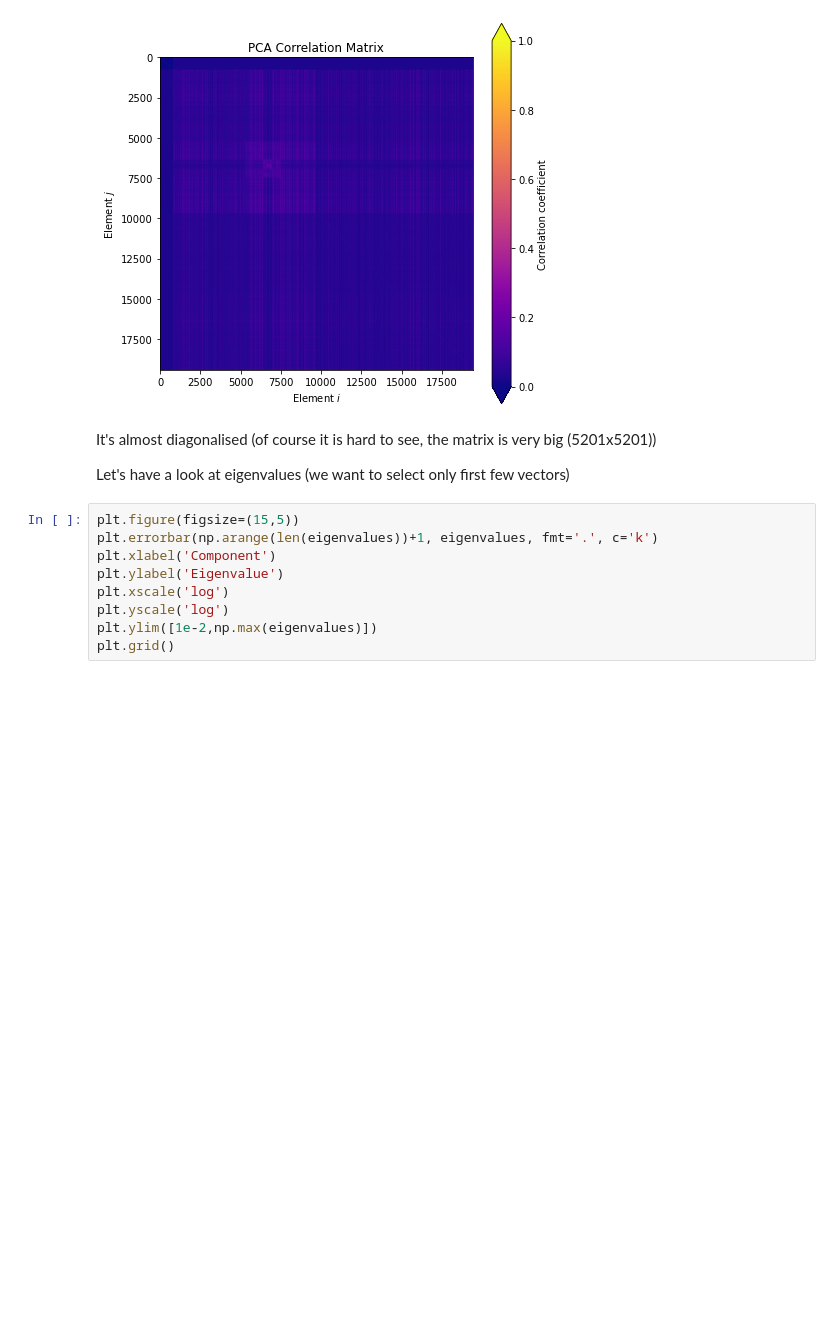
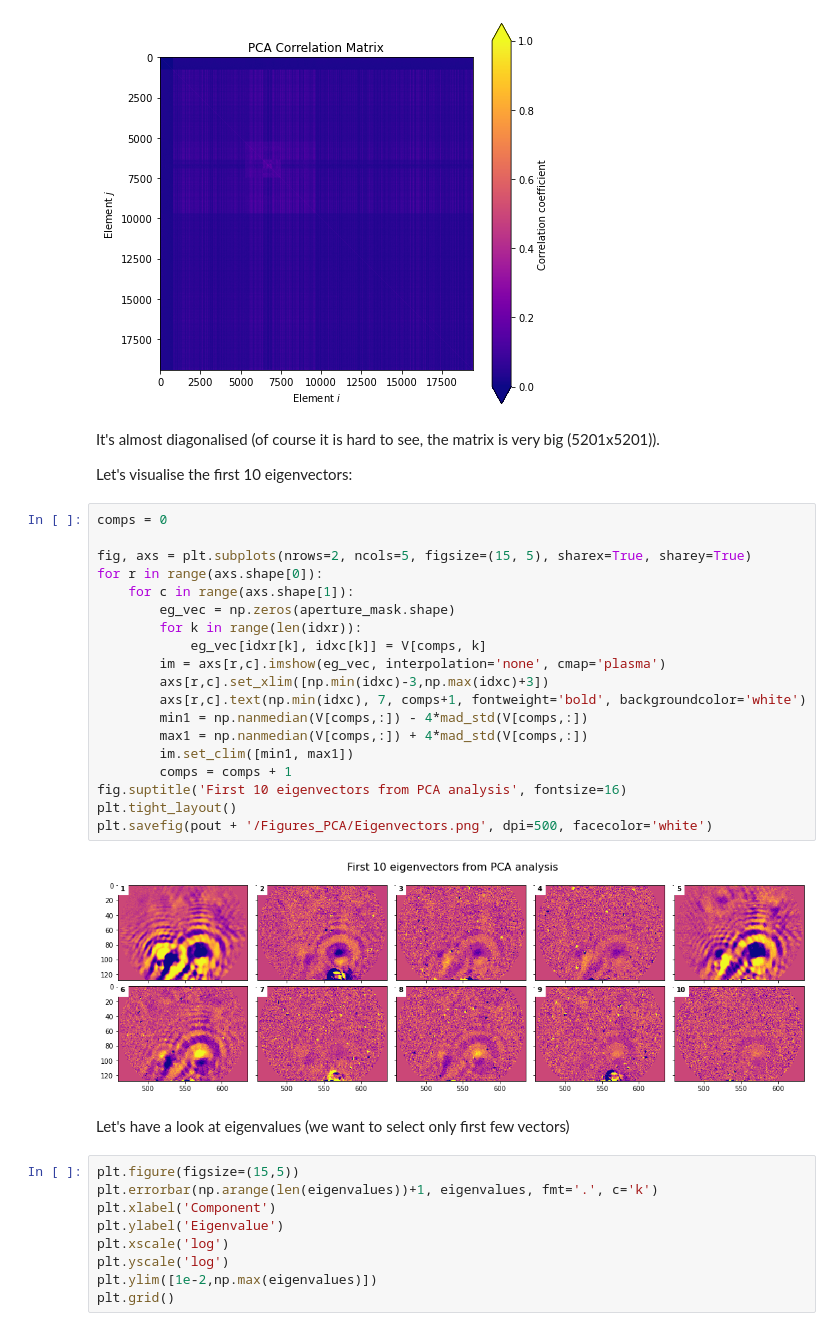
Before and after one commit to Jayshil/hat-p-14, a Jupyter notebook: NRCSW/p4.ipynb, the cells around one changed output. Cells and saved outputs as stored; diff of their text form; blank space fills up the shorter version.

Commit message:
plotting eigenvectors

```diff
--- a/NRCSW/p4.ipynb
+++ b/NRCSW/p4.ipynb
@@ -214,9 +214,32 @@ plt.ylabel('Element $j$')
 Text(0, 0.5, 'Element $j$')
 [figure]
 # %% [markdown]
-It's almost diagonalised (of course it is hard to see, the matrix is very big (5201x5201))
+It's almost diagonalised (of course it is hard to see, the matrix is very big (5201x5201)).
 
-Let's have a look at eigenvalues (we want to select only first few vectors)
+Let's visualise the first 10 eigenvectors:
+# %%
+comps = 0
+
+fig, axs = plt.subplots(nrows=2, ncols=5, figsize=(15, 5), sharex=True, sharey=True)
+for r in range(axs.shape[0]):
+    for c in range(axs.shape[1]):
+        eg_vec = np.zeros(aperture_mask.shape)
+        for k in range(len(idxr)):
+            eg_vec[idxr[k], idxc[k]] = V[comps, k]
+        im = axs[r,c].imshow(eg_vec, interpolation='none', cmap='plasma')
+        axs[r,c].set_xlim([np.min(idxc)-3,np.max(idxc)+3])
+        axs[r,c].text(np.min(idxc), 7, comps+1, fontweight='bold', backgroundcolor='white')
+        min1 = np.nanmedian(V[comps,:]) - 4*mad_std(V[comps,:])
+        max1 = np.nanmedian(V[comps,:]) + 4*mad_std(V[comps,:])
+        im.set_clim([min1, max1])
+        comps = comps + 1
+fig.suptitle('First 10 eigenvectors from PCA analysis', fontsize=16)
+plt.tight_layout()
+plt.savefig(pout + '/Figures_PCA/Eigenvectors.png', dpi=500, facecolor='white')
+# %% [output]
+[figure, added]
+# %% [markdown]
+Let's have a look at eigenvalues (we want to select only first few vectors)
 # %%
 plt.figure(figsize=(15,5))
 plt.errorbar(np.arange(len(eigenvalues))+1, eigenvalues, fmt='.', c='k')
```
